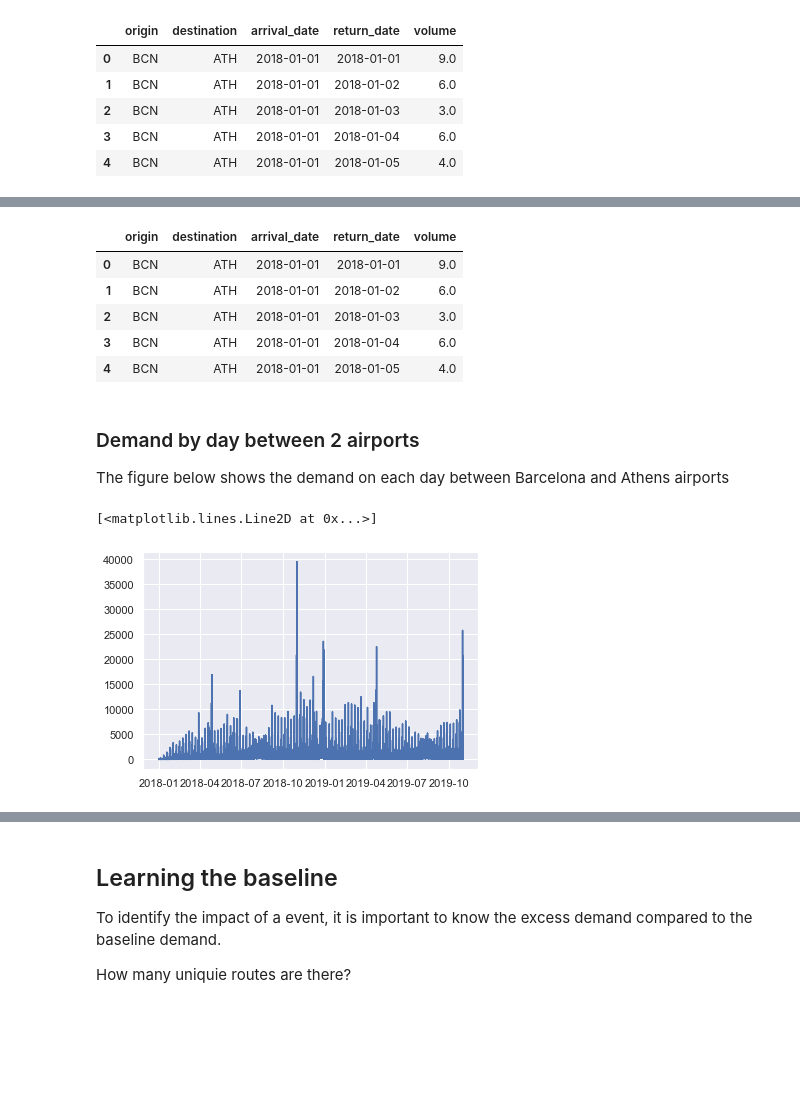
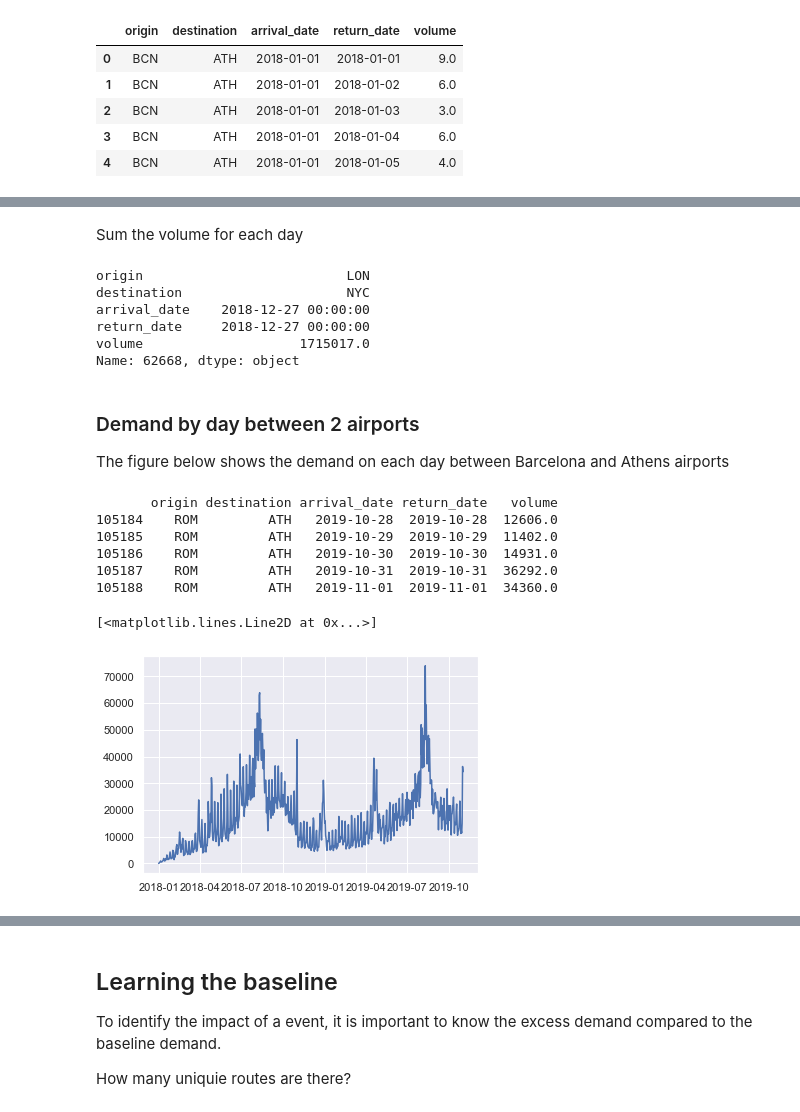
Before and after one commit to liamhbyrne/HackAI, a Jupyter notebook: data_overview/overview.ipynb, the cells around one changed output, grey strips where cells are left out. Cells and saved outputs as stored; diff of their text form; code cells hidden in the pictures; blank space fills up the shorter version.

```diff
--- a/data_overview/overview.ipynb
+++ b/data_overview/overview.ipynb
@@ -33,21 +42,35 @@ df[["arrival_date", "return_date"]] = df[["arrival_date", "return_date"]].apply(
-# %%
-df.head()
-# %% [output]
-|  | origin | destination | arrival_date | return_date | volume |
-| 0 | BCN | ATH | 2018-01-01 | 2018-01-01 | 9.0 |
-| 1 | BCN | ATH | 2018-01-01 | 2018-01-02 | 6.0 |
-| 2 | BCN | ATH | 2018-01-01 | 2018-01-03 | 3.0 |
-| 3 | BCN | ATH | 2018-01-01 | 2018-01-04 | 6.0 |
-| 4 | BCN | ATH | 2018-01-01 | 2018-01-05 | 4.0 |
+# %% [markdown]
+Sum the volume for each day
+# %%
+df = df.groupby(['origin', 'destination', 'arrival_date'], as_index=False).agg({'origin' : 'first', 'destination' : 'first',
+                                                  'arrival_date': 'first', 'return_date': 'first',
+                                                  'volume' : 'sum'})
+# %%
+df.head()
+df.loc[df['volume'].idxmax()]
+# %% [output]
+origin                          LON
+destination                     NYC
+arrival_date    2018-12-27 00:00:00
+return_date     2018-12-27 00:00:00
+volume                    1715017.0
+Name: 62668, dtype: object
 # %% [markdown]
 ### Demand by day between 2 airports
 The figure below shows the demand on each day between Barcelona and Athens airports
 # %%
 plt.figure()
-bcn_to_ath = df.loc[(df['origin'] == "ROM") & (df['destination'] == "BER") ]
+bcn_to_ath = df.loc[(df['origin'] == "ROM") & (df['destination'] == "ATH") ]
+print(bcn_to_ath.tail())
 x = bcn_to_ath['arrival_date']
 y1 = bcn_to_ath['volume']
 plt.plot(x, y1)
 # %% [output]
-[<matplotlib.lines.Line2D at 0x...>]
+       origin destination arrival_date return_date   volume
+105184    ROM         ATH   2019-10-28  2019-10-28  12606.0
+105185    ROM         ATH   2019-10-29  2019-10-29  11402.0
+105186    ROM         ATH   2019-10-30  2019-10-30  14931.0
+105187    ROM         ATH   2019-10-31  2019-10-31  36292.0
+105188    ROM         ATH   2019-11-01  2019-11-01  34360.0
+[<matplotlib.lines.Line2D at 0x...>]
-[figure, old version]
+[figure, new version]
```
Also changed, not shown: parts of 21 cells of this notebook, 5 other files.
